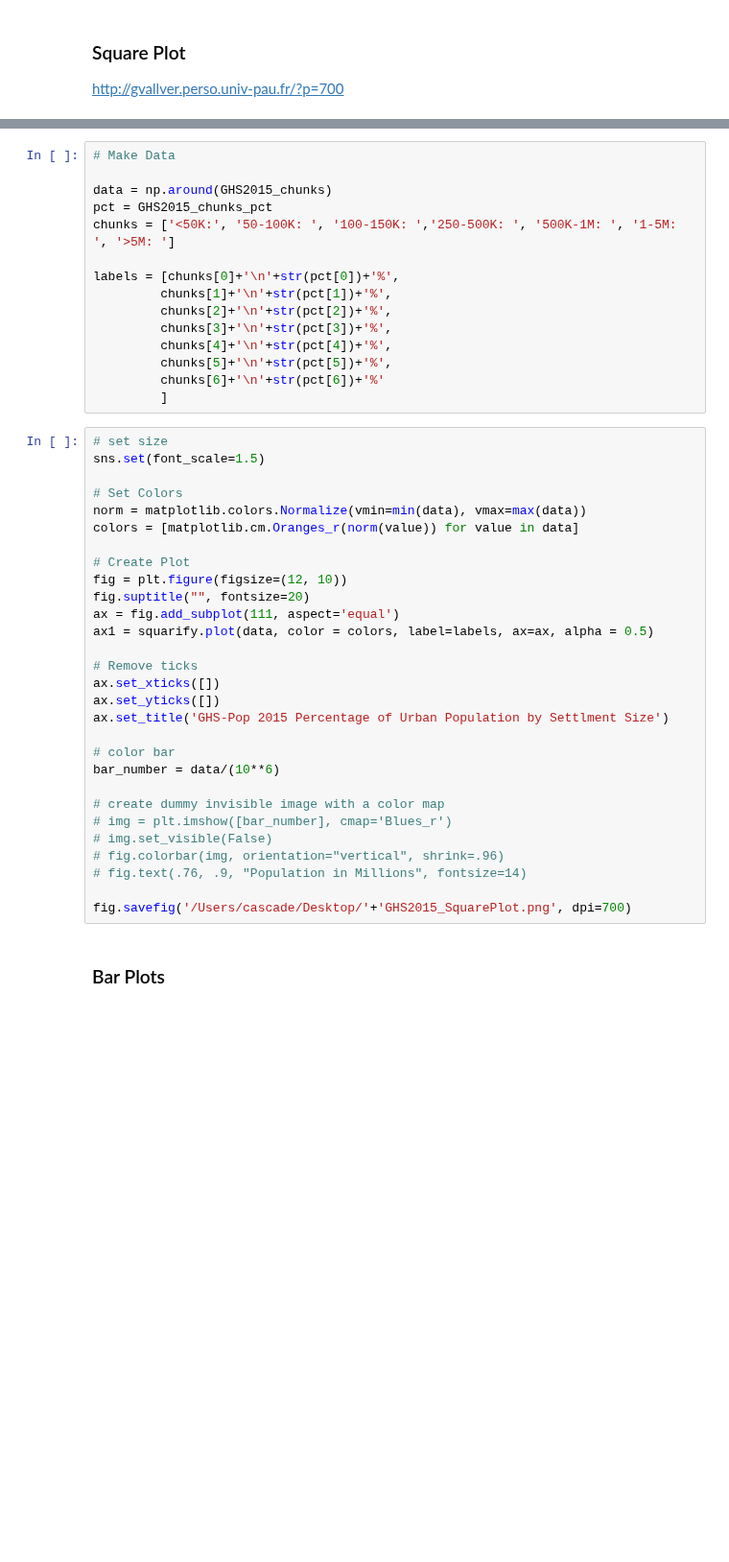
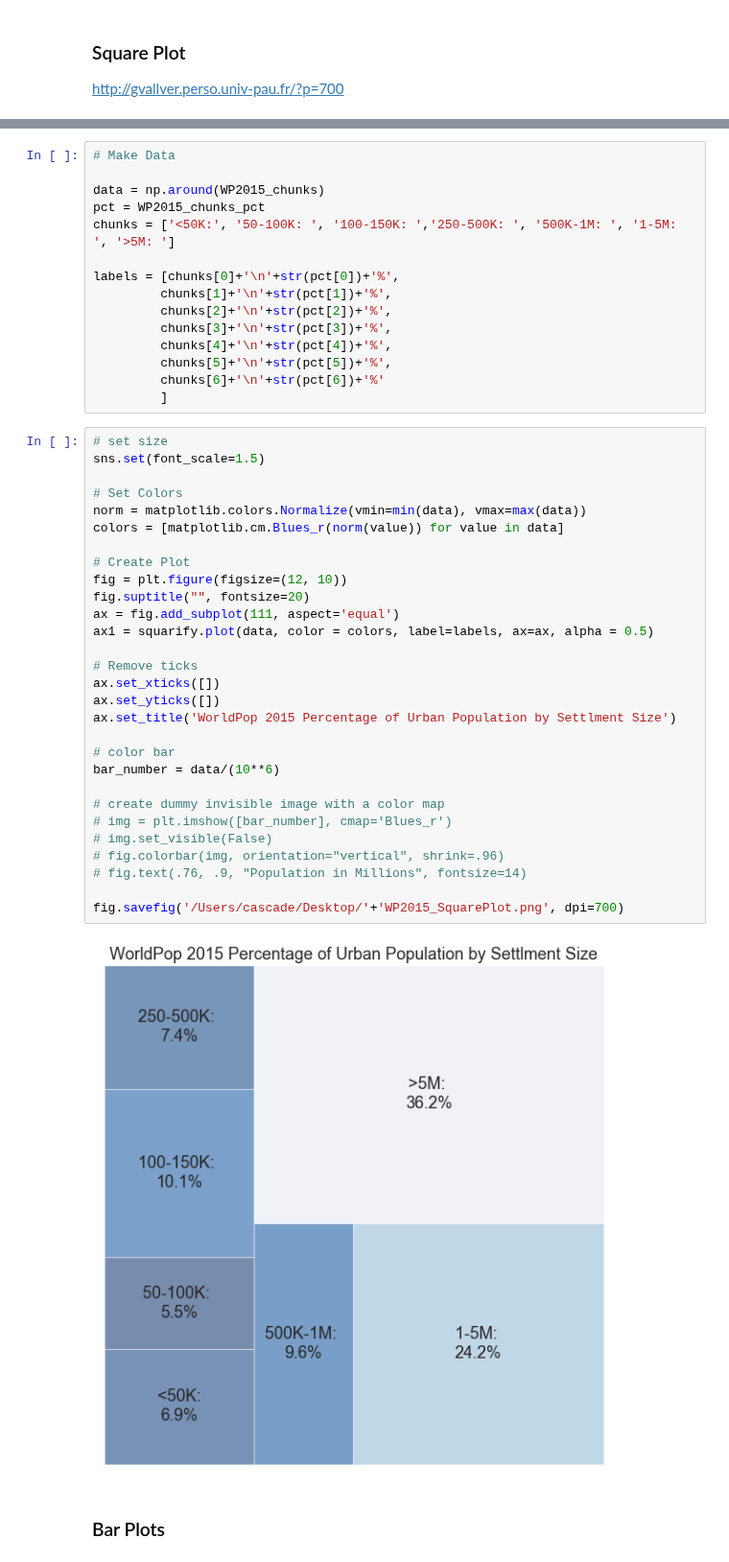
Before and after one commit to cascadet/AfricaUrbanPop, a Jupyter notebook: notebooks/jupyter/ERL_Figures.ipynb, the cells around one changed output, grey strips where cells are left out. Shown at 96% size. Saved outputs shown, nothing was run; the diff lists cells and outputs as text; blank space fills up the shorter version.

```diff
--- a/notebooks/jupyter/ERL_Figures.ipynb
+++ b/notebooks/jupyter/ERL_Figures.ipynb
@@ -1031,8 +916,8 @@ print(LS2015_chunks_pct)
 # %%
 # Make Data
 
-data = np.around(GHS2015_chunks)
-pct = GHS2015_chunks_pct
+data = np.around(WP2015_chunks)
+pct = WP2015_chunks_pct
 chunks = ['<50K:', '50-100K: ', '100-150K: ','250-500K: ', '500K-1M: ', '1-5M: ', '>5M: ']
 
 labels = [chunks[0]+'\n'+str(pct[0])+'%',
@@ -1046,32 +931,34 @@ labels = [chunks[0]+'\n'+str(pct[0])+'%',
 # %%
 # set size
 sns.set(font_scale=1.5)
 
 # Set Colors
 norm = matplotlib.colors.Normalize(vmin=min(data), vmax=max(data))
-colors = [matplotlib.cm.Oranges_r(norm(value)) for value in data]
+colors = [matplotlib.cm.Blues_r(norm(value)) for value in data]
 
 # Create Plot
 fig = plt.figure(figsize=(12, 10))
 fig.suptitle("", fontsize=20)
 ax = fig.add_subplot(111, aspect='equal')
 ax1 = squarify.plot(data, color = colors, label=labels, ax=ax, alpha = 0.5)
 
 # Remove ticks
 ax.set_xticks([])
 ax.set_yticks([])
-ax.set_title('GHS-Pop 2015 Percentage of Urban Population by Settlment Size')
+ax.set_title('WorldPop 2015 Percentage of Urban Population by Settlment Size')
 
 # color bar
 bar_number = data/(10**6)
 
 # create dummy invisible image with a color map
 # img = plt.imshow([bar_number], cmap='Blues_r')
 # img.set_visible(False)
 # fig.colorbar(img, orientation="vertical", shrink=.96)
 # fig.text(.76, .9, "Population in Millions", fontsize=14)
 
-fig.savefig('/Users/cascade/Desktop/'+'GHS2015_SquarePlot.png', dpi=700)
+fig.savefig('/Users/cascade/Desktop/'+'WP2015_SquarePlot.png', dpi=700)
+# %% [output]
+[figure, added]
 # %% [markdown]
 ### Bar Plots
 # %%
```
Also changed, not shown: parts of 36 cells of this notebook.
